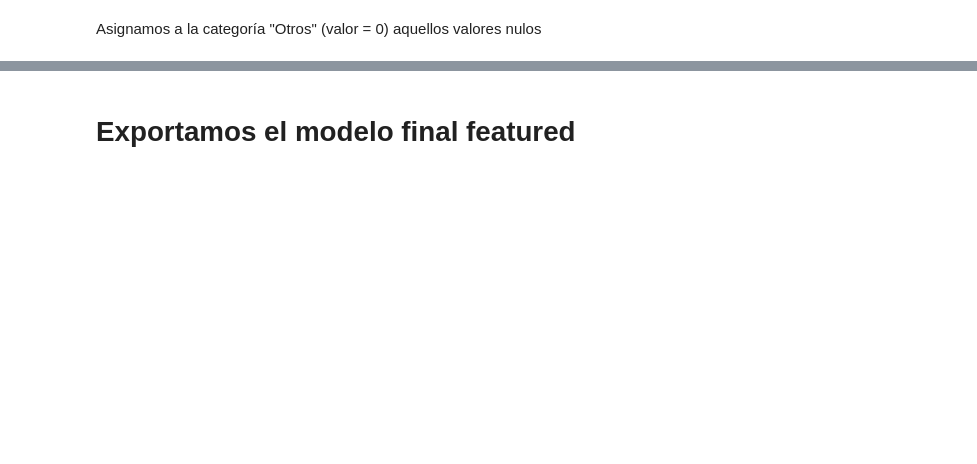
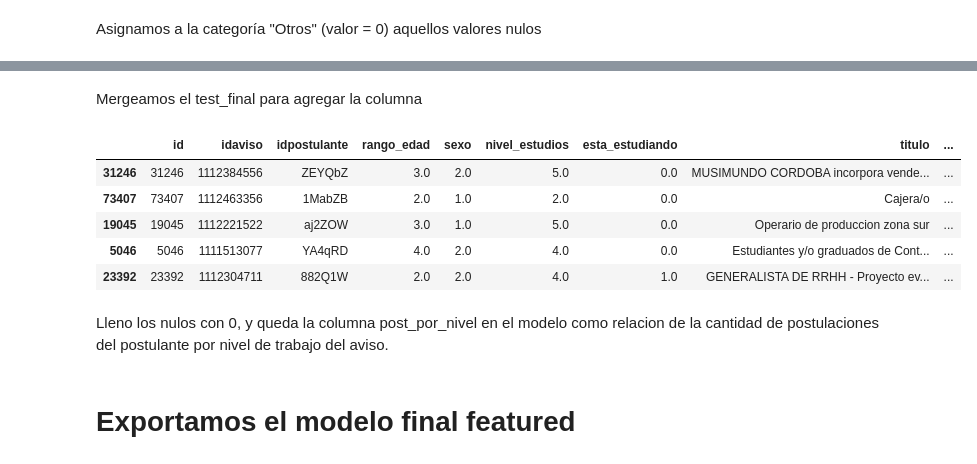
Before and after one commit to franhermani/TP2-7506, a Jupyter notebook: feature_engineering.ipynb, the cells around one changed output, grey strips where cells are left out. Drawn from its saved outputs; the diff is of its cells as text; code cells hidden in the pictures; blank space fills up the shorter version.

```diff
--- a/feature_engineering.ipynb
+++ b/feature_engineering.ipynb
@@ -840,0 +852,15 @@ test_final.loc[(test_final['num_area'].isnull()), 'num_area'] = 0
+# %%
+postulaciones = pd.read_csv('datos_navent_fiuba/fiuba_4_postulaciones.csv')
+postulaciones_2 = pd.read_csv('datos_navent_fiuba/h15_fiuba_4_postulaciones.csv')
+
+postulaciones = pd.merge(postulaciones, postulaciones_2, how='outer')
+
+postulaciones.drop_duplicates(['idaviso','idpostulante'], inplace=True)
+postulaciones.drop(columns={'fechapostulacion'}, inplace = True)
+
+avisos_nivel = avisos_detalles[['idaviso','nivel_laboral']]
+
+postulacion_nivel = pd.merge(postulaciones,avisos_nivel,on='idaviso')
+
+postulaciones = 0
+avisos_detalles = 0
@@ -840,0 +869,7 @@ test_final.loc[(test_final['num_area'].isnull()), 'num_area'] = 0
+# %%
+postulacion_nivel.loc[(postulacion_nivel['nivel_laboral'] == 'Gerencia / Alta Gerencia / Dirección'),'nivel_laboral'] = 5
+postulacion_nivel.loc[(postulacion_nivel['nivel_laboral'] == 'Jefe / Supervisor / Responsable'),'nivel_laboral'] = 4
+postulacion_nivel.loc[(postulacion_nivel['nivel_laboral'] == 'Senior / Semi-Senior'),'nivel_laboral'] = 3
+postulacion_nivel.loc[(postulacion_nivel['nivel_laboral'] == 'Junior'),'nivel_laboral'] = 2
+postulacion_nivel.loc[(postulacion_nivel['nivel_laboral'] == 'Otro'),'nivel_laboral'] = 1
+postulacion_nivel.loc[(postulacion_nivel['nivel_laboral'].isnull()),'nivel_laboral'] = 0
@@ -840,0 +878,3 @@ test_final.loc[(test_final['num_area'].isnull()), 'num_area'] = 0
+# %%
+postulacion_nivel ['post_por_nivel'] = 0
+postulacion_nivel = postulacion_nivel.groupby(['nivel_laboral','idpostulante'])['post_por_nivel'].size().reset_index()
@@ -840,0 +893,14 @@ test_final.loc[(test_final['num_area'].isnull()), 'num_area'] = 0
+# %% [markdown]
+Mergeamos el test_final para agregar la columna
+# %%
+test_final = pd.merge(test_final,postulacion_nivel,on=['nivel_laboral','idpostulante'],how='left')
+test_final.sample(5)
+# %% [output]
+|  | id | idaviso | idpostulante | rango_edad | sexo | nivel_estudios | esta_estudiando | titulo | ... |
+| 31246 | 31246 | 1112384556 | ZEYQbZ | 3.0 | 2.0 | 5.0 | 0.0 | MUSIMUNDO CORDOBA incorpora vende... | ... |
+| 73407 | 73407 | 1112463356 | 1MabZB | 2.0 | 1.0 | 2.0 | 0.0 | Cajera/o | ... |
+| 19045 | 19045 | 1112221522 | aj2ZOW | 3.0 | 1.0 | 5.0 | 0.0 | Operario de produccion zona sur | ... |
+| 5046 | 5046 | 1111513077 | YA4qRD | 4.0 | 2.0 | 4.0 | 0.0 | Estudiantes y/o graduados de Cont... | ... |
+| 23392 | 23392 | 1112304711 | 882Q1W | 2.0 | 2.0 | 4.0 | 1.0 | GENERALISTA DE RRHH - Proyecto ev... | ... |
+# %% [markdown]
+Lleno los nulos con 0, y queda la columna post_por_nivel en el modelo como relacion de la cantidad de postulaciones del postulante por nivel de trabajo del aviso.
```
Also changed, not shown: parts of 58 cells of this notebook.
